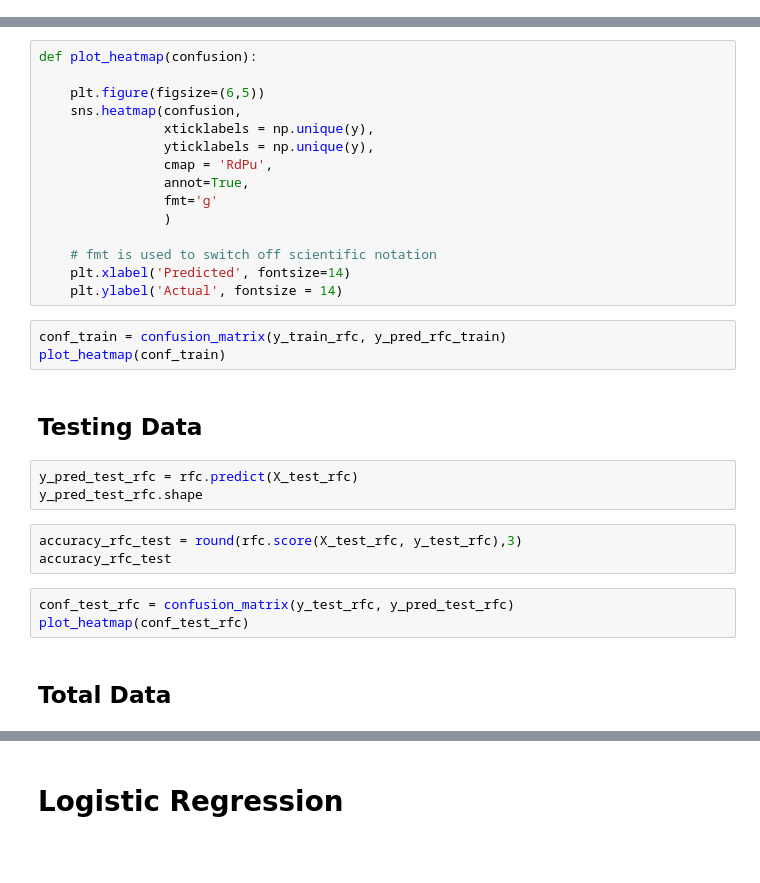
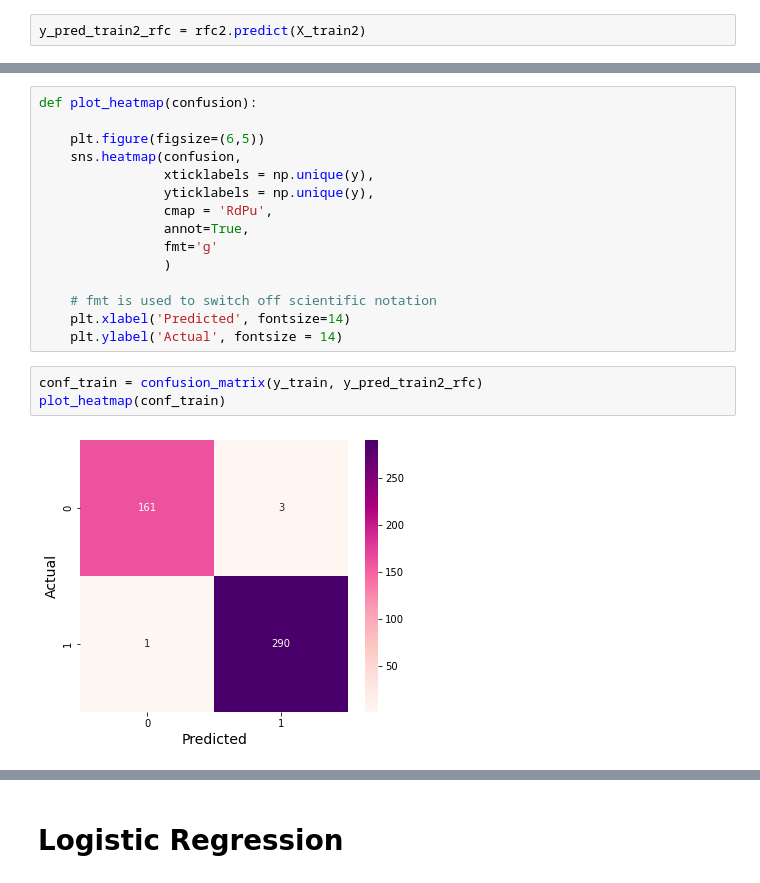
Before and after one commit to mars12161/bayer_challenge_d_life, a Jupyter notebook: breast_cancer_analysis.ipynb, the cells around one changed output, grey strips where cells are left out. Drawn from its saved outputs; the diff is of its cells as text; blank space fills up the shorter version.

```diff
--- a/breast_cancer_analysis.ipynb
+++ b/breast_cancer_analysis.ipynb
@@ -196,0 +410,2 @@ for i,v in enumerate(importance):
+# %%
+y_pred_train2_rfc = rfc2.predict(X_train2)
@@ -212,18 +473,7 @@ def plot_heatmap(confusion):
     plt.xlabel('Predicted', fontsize=14)
     plt.ylabel('Actual', fontsize = 14)
 # %%
-conf_train = confusion_matrix(y_train_rfc, y_pred_rfc_train)
+conf_train = confusion_matrix(y_train, y_pred_train2_rfc)
 plot_heatmap(conf_train)
+# %% [output]
+[figure, added]
-# %% [markdown]
-## Testing Data
-# %%
-y_pred_test_rfc = rfc.predict(X_test_rfc)
-y_pred_test_rfc.shape
-# %%
-accuracy_rfc_test = round(rfc.score(X_test_rfc, y_test_rfc),3)
-accuracy_rfc_test
-# %%
-conf_test_rfc = confusion_matrix(y_test_rfc, y_pred_test_rfc)
-plot_heatmap(conf_test_rfc)
-# %% [markdown]
-## Total Data
```
Also changed, not shown: parts of 124 cells of this notebook.
